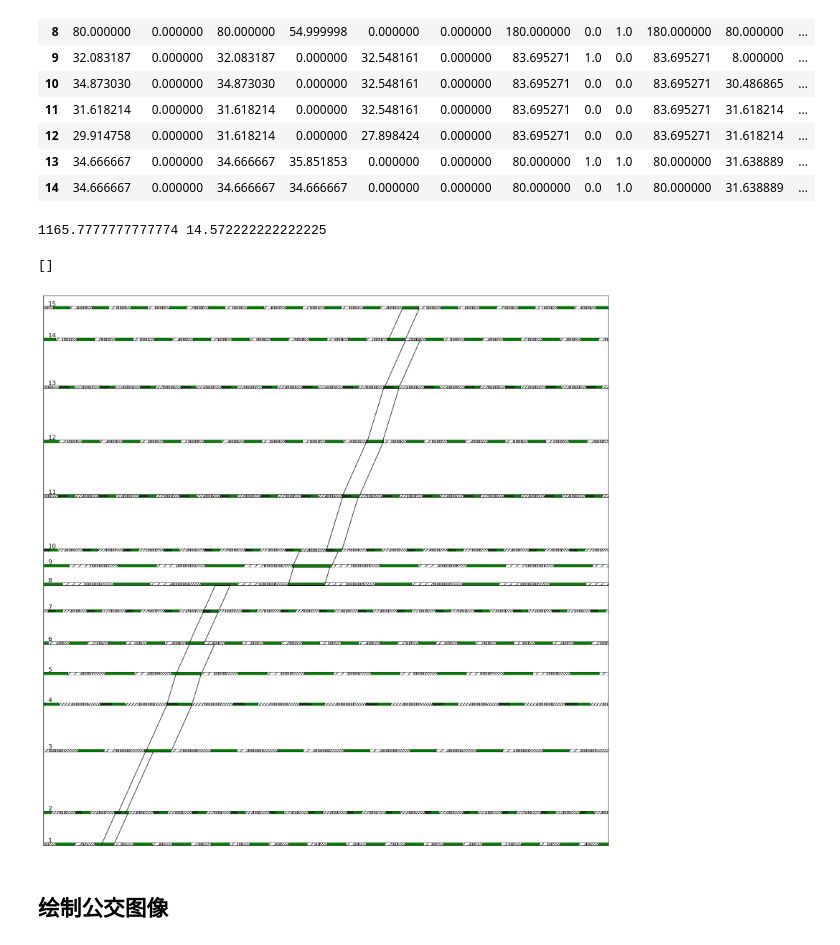
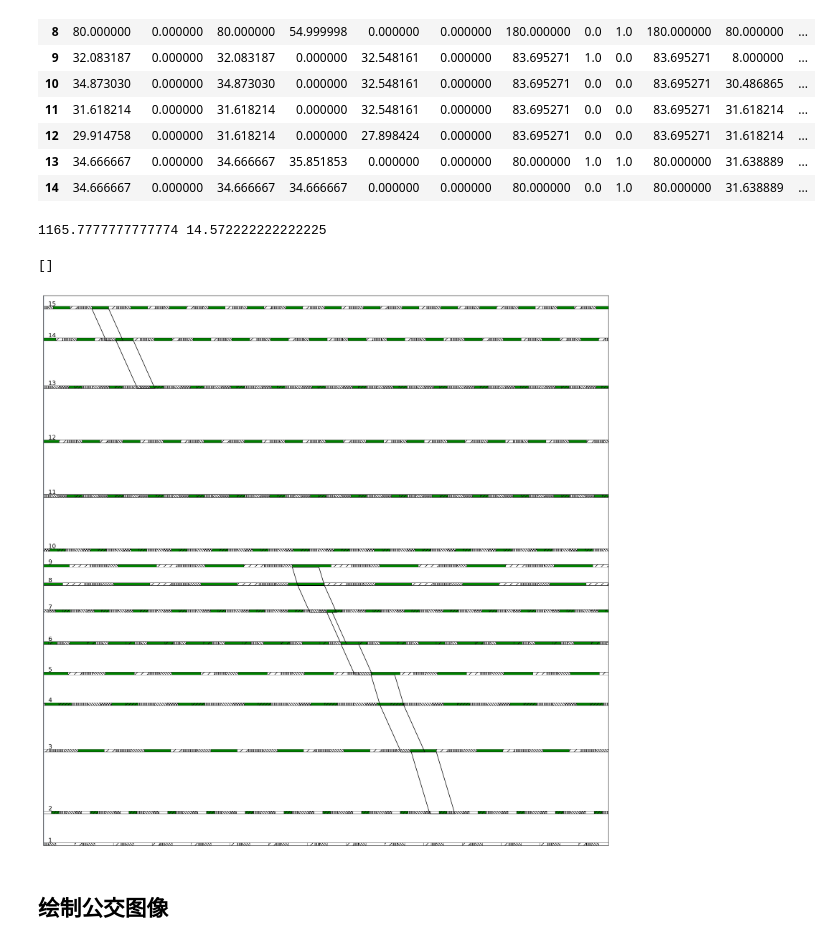
Before and after one commit to eeeecj/LMPband, a Jupyter notebook: proposed-variablespeed and bus.ipynb, the cells around one changed output. Drawn from its saved outputs; the diff is of its cells as text; code cells hidden in the pictures.

```diff
--- a/proposed-variablespeed and bus.ipynb
+++ b/proposed-variablespeed and bus.ipynb
@@ -1109,7 +1104,7 @@ for i in range(0, num):
             if green_time[j,i] == 0:
                 continue
             else:
-                if phase_get[0,i,j]==1:
+                if phase_get[3,i,j]==1:
                     ax1.add_patch(
                         plt.Rectangle(
                             (offset_r, sum(Df2.distance[0:i])),
@@ -1139,13 +1134,13 @@ for i in range(0, num):
     ax1.text(10, sum(Df2.distance[0:i]) + 25, str(i + 1), fontsize=12)
 
 plt.plot([0, 0], [0, max_hight])
-for i in range(0, num):
-    dis = sum(Df2.distance[0:i])
-    if Df2.b1[i] == 0:
-        continue
-    else:
-        zip_x, zip_y = onbound(Df2.b1[i], Df2.car_t1[i], Df2.t1[i], dis, Df2.distance[i])
-        onbound1 = ax1.add_patch(pch.Polygon(xy=list(zip(zip_x, zip_y)), fill=False,linewidth=1))
+# for i in range(0, num):
+#     dis = sum(Df2.distance[0:i])
+#     if Df2.b1[i] == 0:
+#         continue
+#     else:
+#         zip_x, zip_y = onbound(Df2.b1[i], Df2.car_t1[i], Df2.t1[i], dis, Df2.distance[i])
+#         onbound1 = ax1.add_patch(pch.Polygon(xy=list(zip(zip_x, zip_y)), fill=False,linewidth=1))
 
 # for i in range(0, num):
 #     dis = sum(Df2.distance[0:i])
@@ -1162,13 +1157,13 @@ for i in range(0, num):
 #     else:
 #         zip_x, zip_y = onbound(Df2.b3[i], Df2.car_t3[i], Df2.t1[i], dis, Df2.distance[i])
 #         onbound3 = ax1.add_patch(pch.Polygon(xy=list(zip(zip_x, zip_y)),fill=False,linewidth=1))
-# for i in range(1, num):
-#     dis = sum(Df2.distance[0:i])
-#     if Df2.b4[i] == 0:
-#         continue
-#     else:
-#         zip_x, zip_y = inbound(Df2.b4[i], Df2.car_t4[i], Df2.t2[i -1], dis, Df2.distance[i - 1])
-#         inbound1 = ax1.add_patch(pch.Polygon(xy=list(zip(zip_x, zip_y)),fill=False,linewidth=1))
+for i in range(1, num):
+    dis = sum(Df2.distance[0:i])
+    if Df2.b4[i] == 0:
+        continue
+    else:
+        zip_x, zip_y = inbound(Df2.b4[i], Df2.car_t4[i], Df2.t2[i -1], dis, Df2.distance[i - 1])
+        inbound1 = ax1.add_patch(pch.Polygon(xy=list(zip(zip_x, zip_y)),fill=False,linewidth=1))
 
 # for i in range(1, num):
 #     dis = sum(Df2.distance[0:i])
@@ -1176,34 +1171,34 @@ for i in range(0, num):
 #         continue
 #     else:
 #         zip_x, zip_y = inbound(Df2.b5[i], Df2.car_t5[i], Df2.t2[i - 1], dis, Df2.distance[i - 1])
 #         inbound2 = ax1.add_patch(pch.Polygon(xy=list(zip(zip_x, zip_y)),fill=False,linewidth=1))
 
 # for i in range(1, num):
 #     dis = sum(Df2.distance[0:i])
 #     if Df2.b6[i] == 0:
 #         continue
 #     else:
 #         zip_x, zip_y = inbound(Df2.b6[i], Df2.car_t6[i], Df2.t2[i-1], dis, Df2.distance[i - 1])
 #         inbound3 = ax1.add_patch(pch.Polygon(xy=list(zip(zip_x, zip_y)),fill=False,linewidth=1))
 plt.xlim([0,max_width,])
 plt.ylim(0, sum(Df.distance[0 : num - 1]) + 100)
 # ax2.set_xticks([])
 # ax2.set_yticks([])
 ax1.set_xticks([])
 ax1.set_yticks([])
 # ax1.legend(
 #     handles=[onbound1, onbound2, onbound3, inbound1, inbound2, inbound3],
 #     labels=["path{}:".format(i) + legends[i - 1] for i in range(1, 7)],
 #     fontsize=18,
 #     loc="center right",
 # )
 # fig1.savefig(
 #     r"./时距图", bbox_inches="tight"
 # )
 # %% [output]
 1165.7777777777774 14.572222222222225
 []
-[figure, old version]
+[figure, new version]
 # %% [markdown]
 ## 绘制公交图像
 # %%
```
Also changed, not shown: parts of 9 cells of this notebook, 6 other files.
